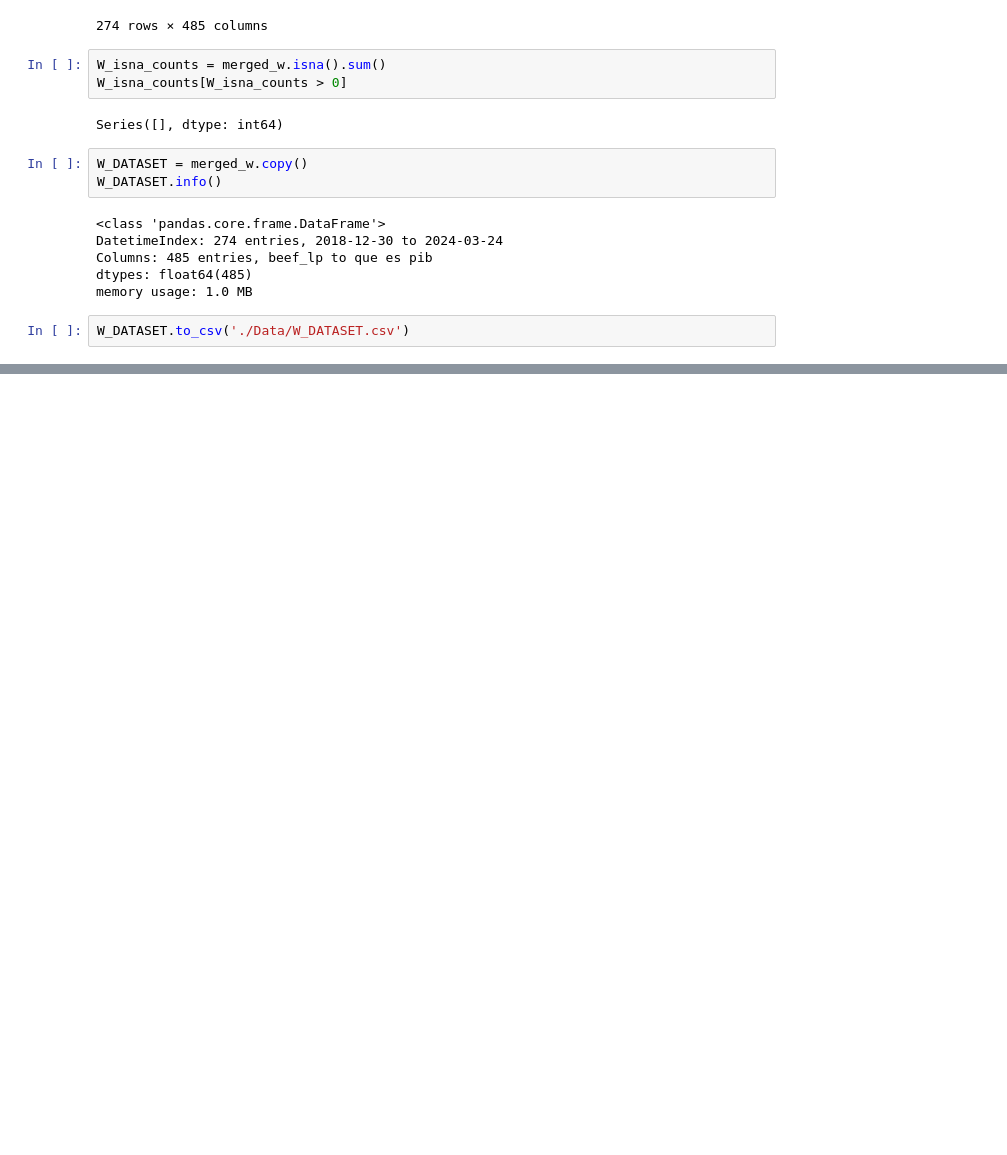
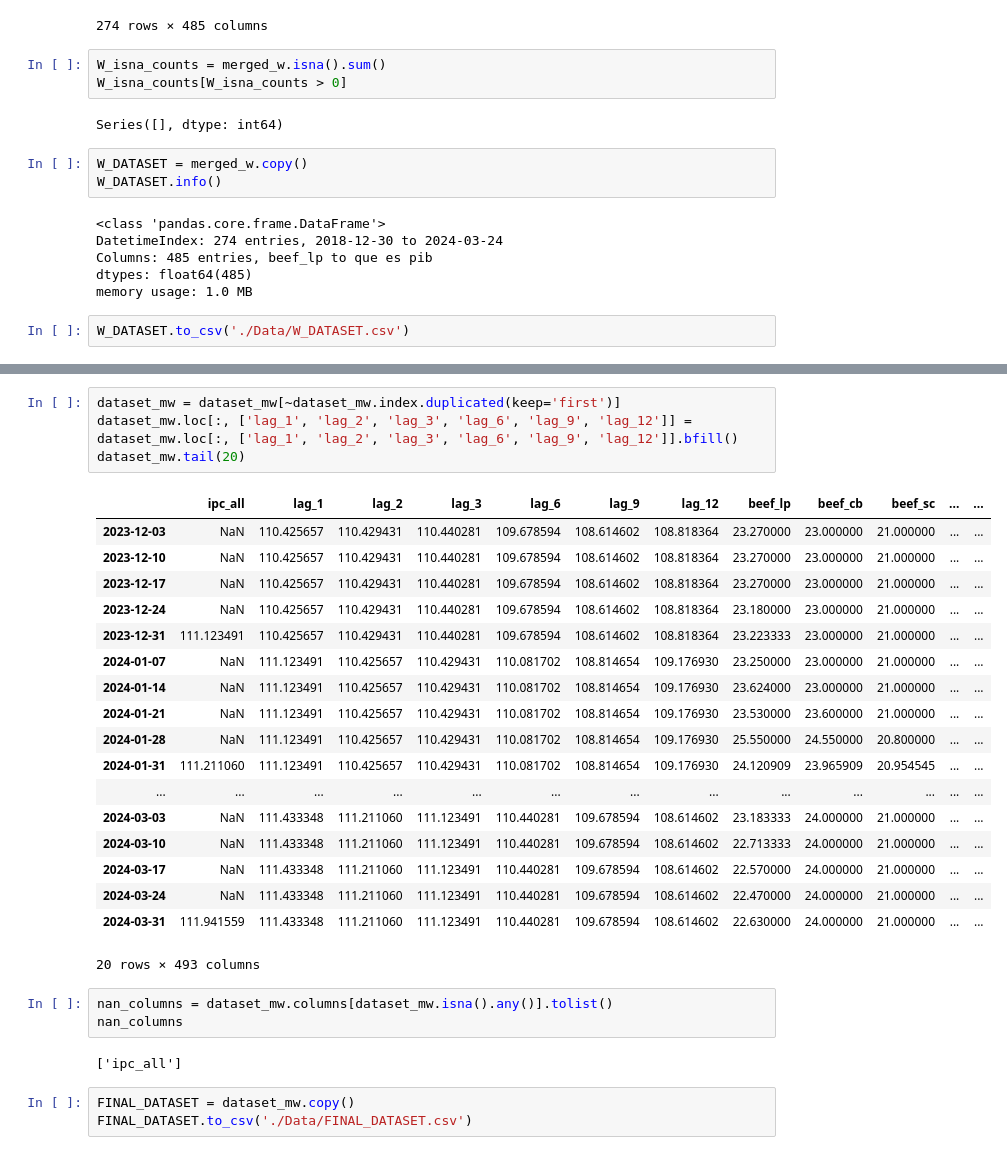
Before and after one commit to osmarbolivar/High-Freq-Inflation-Forecast-2SML, a Jupyter notebook: Data_preprocess.ipynb, the cells around one changed output, grey strips where cells are left out. Cells and saved outputs as stored; diff of their text form; blank space fills up the shorter version.

```diff
--- a/Data_preprocess.ipynb
+++ b/Data_preprocess.ipynb
@@ -626,0 +665,31 @@ W_DATASET.to_csv('./Data/W_DATASET.csv')
+# %%
+dataset_mw = dataset_mw[~dataset_mw.index.duplicated(keep='first')]
+dataset_mw.loc[:, ['lag_1', 'lag_2', 'lag_3', 'lag_6', 'lag_9', 'lag_12']] = dataset_mw.loc[:, ['lag_1', 'lag_2', 'lag_3', 'lag_6', 'lag_9', 'lag_12']].bfill()
+dataset_mw.tail(20)
+# %% [output]
+|  | ipc_all | lag_1 | lag_2 | lag_3 | lag_6 | lag_9 | lag_12 | beef_lp | beef_cb | beef_sc | ... | ... |
+| 2023-12-03 | NaN | 110.425657 | 110.429431 | 110.440281 | 109.678594 | 108.614602 | 108.818364 | 23.270000 | 23.000000 | 21.000000 | ... | ... |
+| 2023-12-10 | NaN | 110.425657 | 110.429431 | 110.440281 | 109.678594 | 108.614602 | 108.818364 | 23.270000 | 23.000000 | 21.000000 | ... | ... |
+| 2023-12-17 | NaN | 110.425657 | 110.429431 | 110.440281 | 109.678594 | 108.614602 | 108.818364 | 23.270000 | 23.000000 | 21.000000 | ... | ... |
+| 2023-12-24 | NaN | 110.425657 | 110.429431 | 110.440281 | 109.678594 | 108.614602 | 108.818364 | 23.180000 | 23.000000 | 21.000000 | ... | ... |
+| 2023-12-31 | 111.123491 | 110.425657 | 110.429431 | 110.440281 | 109.678594 | 108.614602 | 108.818364 | 23.223333 | 23.000000 | 21.000000 | ... | ... |
+| 2024-01-07 | NaN | 111.123491 | 110.425657 | 110.429431 | 110.081702 | 108.814654 | 109.176930 | 23.250000 | 23.000000 | 21.000000 | ... | ... |
+| 2024-01-14 | NaN | 111.123491 | 110.425657 | 110.429431 | 110.081702 | 108.814654 | 109.176930 | 23.624000 | 23.000000 | 21.000000 | ... | ... |
+| 2024-01-21 | NaN | 111.123491 | 110.425657 | 110.429431 | 110.081702 | 108.814654 | 109.176930 | 23.530000 | 23.600000 | 21.000000 | ... | ... |
+| 2024-01-28 | NaN | 111.123491 | 110.425657 | 110.429431 | 110.081702 | 108.814654 | 109.176930 | 25.550000 | 24.550000 | 20.800000 | ... | ... |
+| 2024-01-31 | 111.211060 | 111.123491 | 110.425657 | 110.429431 | 110.081702 | 108.814654 | 109.176930 | 24.120909 | 23.965909 | 20.954545 | ... | ... |
+| ... | ... | ... | ... | ... | ... | ... | ... | ... | ... | ... | ... | ... |
+| 2024-03-03 | NaN | 111.433348 | 111.211060 | 111.123491 | 110.440281 | 109.678594 | 108.614602 | 23.183333 | 24.000000 | 21.000000 | ... | ... |
+| 2024-03-10 | NaN | 111.433348 | 111.211060 | 111.123491 | 110.440281 | 109.678594 | 108.614602 | 22.713333 | 24.000000 | 21.000000 | ... | ... |
+| 2024-03-17 | NaN | 111.433348 | 111.211060 | 111.123491 | 110.440281 | 109.678594 | 108.614602 | 22.570000 | 24.000000 | 21.000000 | ... | ... |
+| 2024-03-24 | NaN | 111.433348 | 111.211060 | 111.123491 | 110.440281 | 109.678594 | 108.614602 | 22.470000 | 24.000000 | 21.000000 | ... | ... |
+| 2024-03-31 | 111.941559 | 111.433348 | 111.211060 | 111.123491 | 110.440281 | 109.678594 | 108.614602 | 22.630000 | 24.000000 | 21.000000 | ... | ... |
+20 rows × 493 columns
+# %%
+nan_columns = dataset_mw.columns[dataset_mw.isna().any()].tolist()
+nan_columns
+# %% [output]
+['ipc_all']
+# %%
+FINAL_DATASET = dataset_mw.copy()
+FINAL_DATASET.to_csv('./Data/FINAL_DATASET.csv')
```
Also changed, not shown: parts of 5 cells of this notebook, 6 other files.
